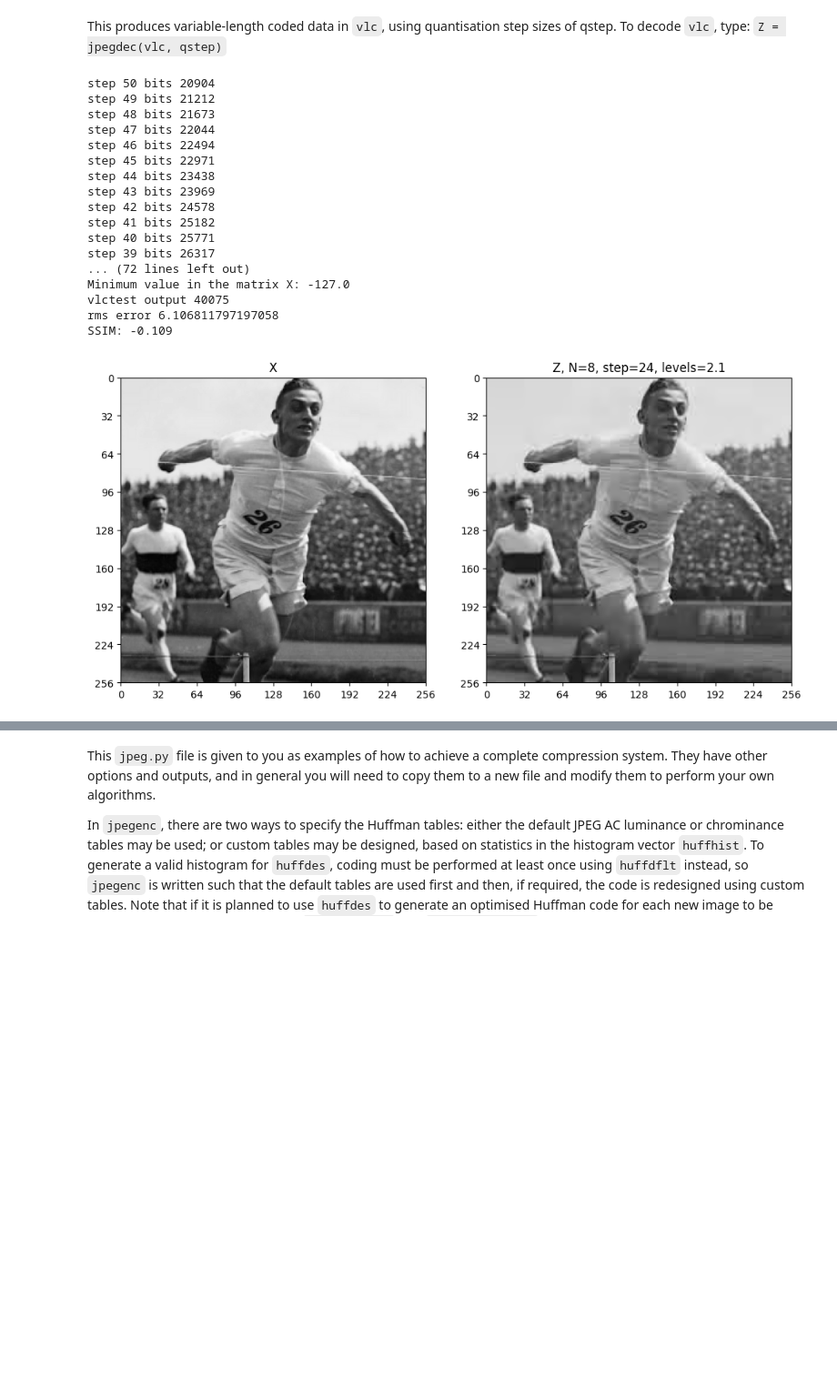
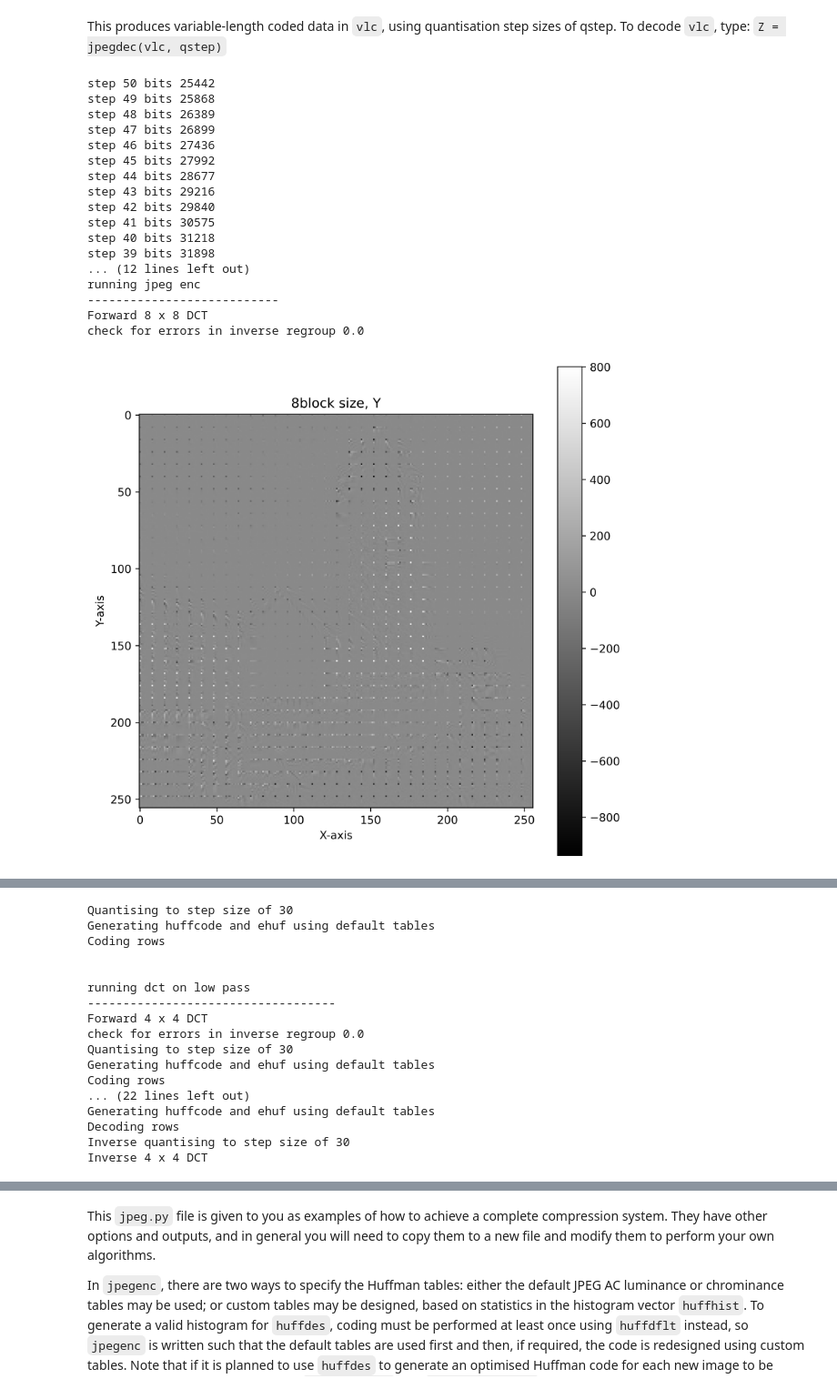
Before and after one commit to AndrewKeYanzhe/cued_sf2_lab-master, a Jupyter notebook: 12-huffman_2LayerDCT.ipynb, the cells around one changed output, grey strips where cells are left out. Shown at 91% size. Drawn from its saved outputs; the diff is of its cells as text; code cells hidden in the pictures; blank space fills up the shorter version.

Commit message:
change DPI, fig size

```diff
--- a/12-huffman_2LayerDCT.ipynb
+++ b/12-huffman_2LayerDCT.ipynb
@@ -3,6 +3,9 @@ import numpy as np
 import matplotlib.pyplot as plt
 import IPython.display
 
+plt.rcParams['figure.dpi'] = 600
+plt.rcParams['savefig.dpi'] = 600
+
 from cued_sf2_lab.familiarisation import load_mat_img, plot_image
 # %% [markdown]
 # 12. Combined run-length / Huffman coding methods
@@ -127,9 +130,9 @@ qstep = 46.5
 # bridge and flamingo are the test images + 1 more
 
 X, _ = load_mat_img(img='lighthouse.mat', img_info='X', cmap_info={'map', 'map2'})
-X, _ = load_mat_img(img='bridge.mat', img_info='X', cmap_info={'map'})
-X, _ = load_mat_img(img='flamingo.mat', img_info='X')
-X, _ = load_mat_img(img='SF2_competition_image_2024.mat', img_info='X')
+# X, _ = load_mat_img(img='bridge.mat', img_info='X', cmap_info={'map'})
+# X, _ = load_mat_img(img='flamingo.mat', img_info='X')
+# X, _ = load_mat_img(img='SF2_competition_image_2024.mat', img_info='X')
 
 
 
@@ -264,7 +267,7 @@ print("\nrunning jpeg enc\n---------------------------")
 
 
 # ************************************
-vlc, hufftab = jpegenc(X, optimal_step_size, N=N, M=M, levels=levels, dcbits=8, plot_graphs=False)
+vlc, hufftab = jpegenc(X, optimal_step_size, N=N, M=M, levels=levels, dcbits=8, plot_graphs=True)
 # vlc, hufftab = jpegenc(X[:128,:128], optimal_step_size, N=N, M=M, levels=1, dcbits=8)
 
 
@@ -276,7 +279,7 @@ print("bits for hufftab",bits_for_hufftab)
 print("total bits:",bits_for_coded_image+bits_for_hufftab,"\n")
 
 # ************************************
-Z = jpegdec(vlc, optimal_step_size, N=N, M=M,dcbits=8, levels=levels, plot_graphs=False)
+Z = jpegdec(vlc, optimal_step_size, N=N, M=M,dcbits=8, levels=levels, plot_graphs=True)
 # Z = jpegdec(vlc, optimal_step_size, H=128,W=128,N=N, M=M,dcbits=8, levels=1)
 
 
@@ -311,48 +314,48 @@ print(f"SSIM: {ssim_index:.3f}")
 
 
 # # Plot the block matrix
 # im_obj = ax.imshow(Z, aspect='auto', cmap='gray')
 # ax.set_title(f"Z, N={N}, step={optimal_step_size}, levels={levels}")
 
 # plt.tight_layout()  # Adjust the layout
 # plt.show()
 
 # plt.figure(figsize=(8, 8))
 # plt.imshow(Z, cmap='gray', aspect='equal')
 # plt.colorbar()  # Show color scale
 # plt.title(str(N)+" block size, Zi_r")
 # plt.xlabel('X-axis')
 # plt.ylabel('Y-axis')
 # plt.show()
 
 # Create the figure with a larger size
 fig, axs = plt.subplots(1, 2, figsize=(12, 6))
 
 # Assuming `plot_image` is a custom function to plot the images
 plot_image(X, ax=axs[0])
 axs[0].set(title="X")
 
 plot_image(Z, ax=axs[1])
 axs[1].set(title=f"Z, N={N}, step={optimal_step_size}, levels={levels}")
 
 # Show the figure
 plt.show()
 # %% [output]
-step 50 bits 20904
-step 49 bits 21212
-step 48 bits 21673
-step 47 bits 22044
-step 46 bits 22494
-step 45 bits 22971
-step 44 bits 23438
-step 43 bits 23969
-step 42 bits 24578
-step 41 bits 25182
-step 40 bits 25771
-step 39 bits 26317
-... (72 lines left out)
-Minimum value in the matrix X: -127.0
-vlctest output 40075
-rms error 6.106811797197058
-SSIM: -0.109
+step 50 bits 25442
+step 49 bits 25868
+step 48 bits 26389
+step 47 bits 26899
+step 46 bits 27436
+step 45 bits 27992
+step 44 bits 28677
+step 43 bits 29216
+step 42 bits 29840
+step 41 bits 30575
+step 40 bits 31218
+step 39 bits 31898
+... (12 lines left out)
+running jpeg enc
+---------------------------
+Forward 8 x 8 DCT
+check for errors in inverse regroup 0.0
-[figure, old version]
+[figure, new version]
@@ -358,0 +363,17 @@ SSIM: -0.109
+Quantising to step size of 30
+Generating huffcode and ehuf using default tables
+Coding rows
+
+
+running dct on low pass
+-----------------------------------
+Forward 4 x 4 DCT
+check for errors in inverse regroup 0.0
+Quantising to step size of 30
+Generating huffcode and ehuf using default tables
+Coding rows
+... (22 lines left out)
+Generating huffcode and ehuf using default tables
+Decoding rows
+Inverse quantising to step size of 30
+Inverse 4 x 4 DCT
```
Also changed, not shown: parts of 4 cells of this notebook, 1 other file.
